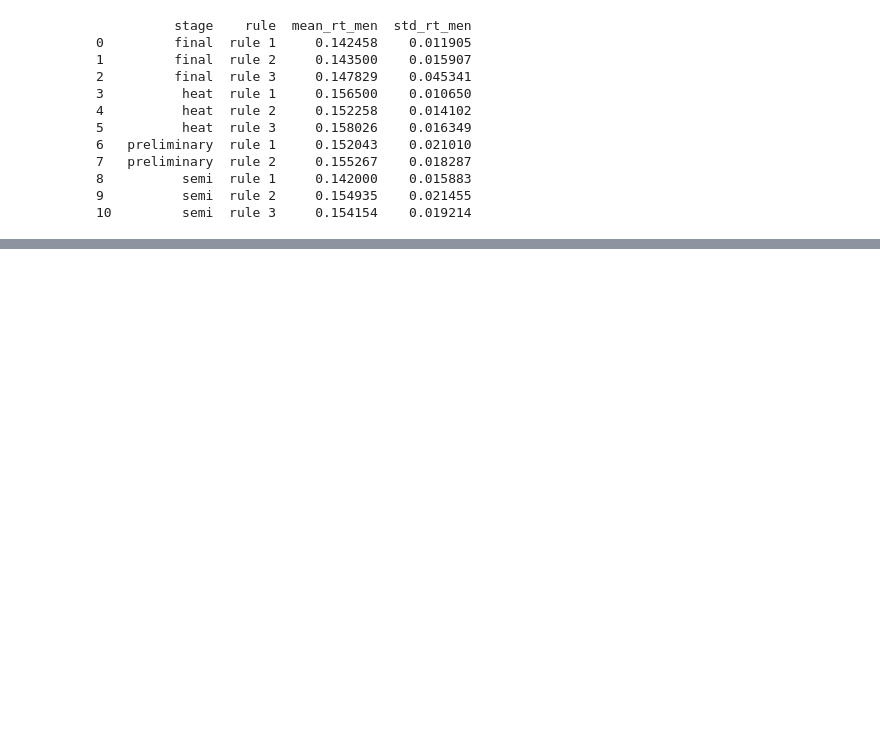
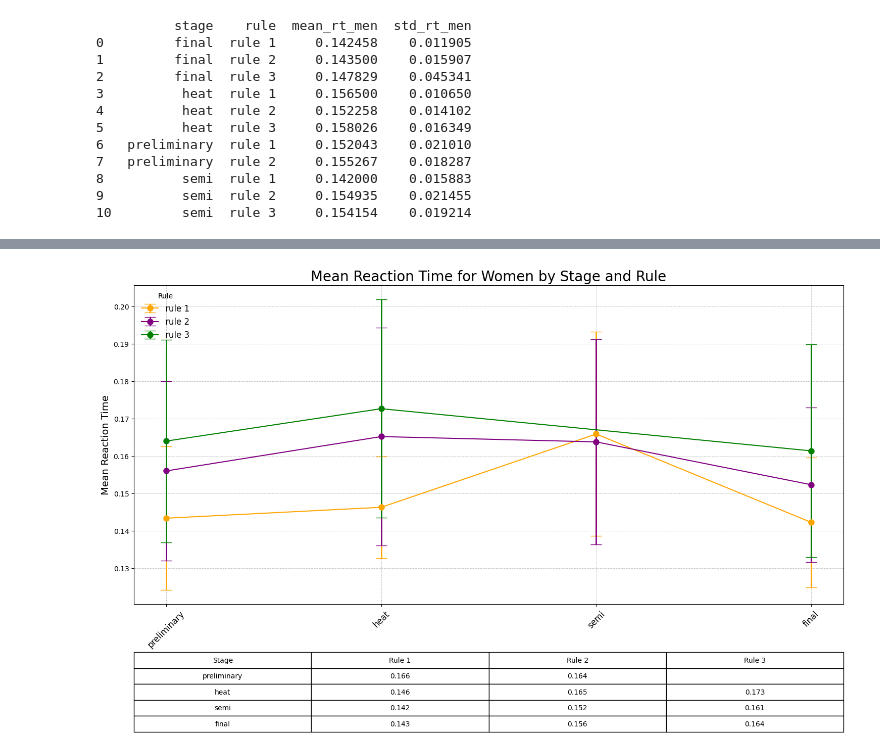
Before and after one commit to AEGDDI/false_start, a Jupyter notebook: code/tables.ipynb, the cells around one changed output, grey strips where cells are left out. Saved outputs shown, nothing was run; the diff lists cells and outputs as text; code cells hidden in the pictures; blank space fills up the shorter version.

```diff
--- a/code/tables.ipynb
+++ b/code/tables.ipynb
@@ -261,0 +265,10 @@ plt.show()
+# %%
+# Compute mean and standard deviation for 'reactiontime', grouped by 'stage' and 'rule'
+stats_df_women = (
+    df_hm_women_finalists.groupby(['stage', 'rule'])['reactiontime']
+    .agg(mean_rt_women='mean', std_rt_women='std')  # Compute mean and standard deviation
+    .reset_index()  # Reset the index to convert it back to a DataFrame
+)
+
+# Display the resulting DataFrame
+print(stats_df_women)
@@ -261,0 +288,61 @@ plt.show()
+# %%
+# Ensure 'stage' is ordered: preliminary, heat, semi, final
+stage_order = ['preliminary', 'heat', 'semi', 'final']
+stats_df_women['stage'] = pd.Categorical(stats_df_women['stage'], categories=stage_order, ordered=True)
+
+# Sort by the custom order
+stats_df_men = stats_df_men.sort_values(by='stage')
+
+# Create the plot with error bars
+fig, ax = plt.subplots(figsize=(15, 10))
+for i, (rule, data) in enumerate(stats_df_women.groupby('rule')):
+    color = 'purple' if i == 1 else 'orange' if i == 0 else 'green'
+    ax.errorbar(
+        x=data['stage'],
+        y=data['mean_rt_women'],
+        yerr=data['std_rt_women'],  # Use standard deviation for error bars
+        label=rule,
+        fmt='-o',  # Line with circular markers
+        capsize=8,  # Larger caps on the error bars
+        elinewidth=2,  # Thicker error bar lines
+        markersize=8,  # Larger markers
+        color=color
+    )
+
+# Add table with numbers outside the graph
+table_data = []
+table_headers = ['Stage'] + [f'Rule {i+1}' for i in range(len(stats_df_men["rule"].unique()))]
+
+for stage in stage_order:
+    row = [stage]
+    for rule in stats_df_women['rule'].unique():
+        value = stats_df_women.loc[(stats_df_women['stage'] == stage) & (stats_df_women['rule'] == rule), 'mean_rt_women']
+        row.append(f"{value.iloc[0]:.3f}" if not value.empty else "")
+    table_data.append(row)
+
+# Create table below the plot
+table = plt.table(
+    cellText=table_data,
+    colLabels=table_headers,
+    cellLoc='center',
+    loc='bottom',
+    bbox=[0, -0.4, 1, 0.25]  # Adjust position and size
+)
+
+# Customize the plot
+ax.set_ylabel('Mean Reaction Time', fontsize=14)
+ax.set_title('Mean Reaction Time for Women by Stage and Rule', fontsize=20)
+ax.legend(title='Rule', loc='upper left', frameon=False, fontsize=12)
+ax.set_xticks(range(len(stage_order)))
+ax.set_xticklabels(stage_order, rotation=45, fontsize=12)
+ax.grid(True, linestyle='--', linewidth=0.7, alpha=0.7)
+
+# Ensure background is white
+fig.patch.set_facecolor('white')
+ax.set_facecolor('white')
+
+# Adjust layout to fit the table
+plt.tight_layout()
+plt.show()
+# %% [output]
+[figure, added]
```
Also changed, not shown: parts of 6 cells of this notebook.
